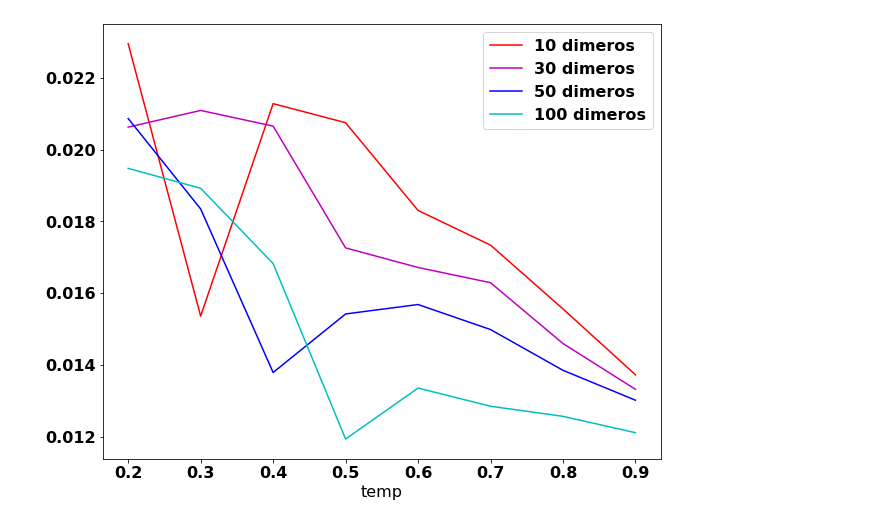
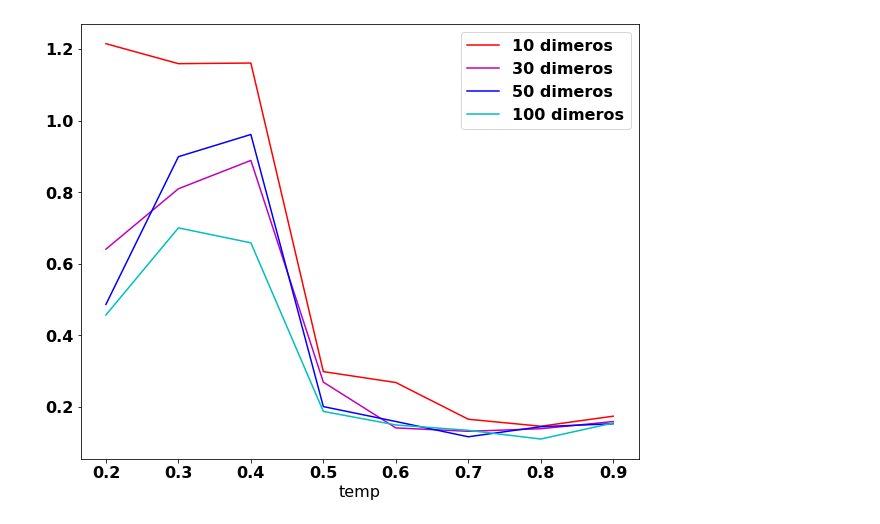
Before and after one commit to sstandre/dinamica_surfactante, a Jupyter notebook: analisis.ipynb, the cells around one changed output. Saved outputs shown, nothing was run; the diff lists cells and outputs as text; code cells hidden in the pictures.

```diff
--- a/analisis.ipynb
+++ b/analisis.ipynb
@@ -50,20 +50,21 @@ data.head()
 # %%
 from itertools import cycle
 fig, ax = plt.subplots()
 
 colors = cycle('rmbcyg')
 
-eps = 0.5
+eps = 0.7
 # for dens, color in zip(denss, colors):
 for n, color in zip(data['n_surf'].unique(),colors):
     data3 = data[(data['n_surf']==n) & (data['eps_12'] == eps)]
     data3.plot(
         'temp', 'superposicion', color=color,
         kind='line', label=f'{n} dimeros', ax=ax
         )
     # ax.plot(x, dens*x, color=color)
 
-# ax.set_xlim(x)
+# ax.set_xlim(0.5,0.9)
+# ax.set_ylim(-0.002,0.05)
 # %% [output]
-[figure, old version]
+[figure, new version]
 # %%
```
Also changed, not shown: parts of 5 cells of this notebook, 2 other files.
